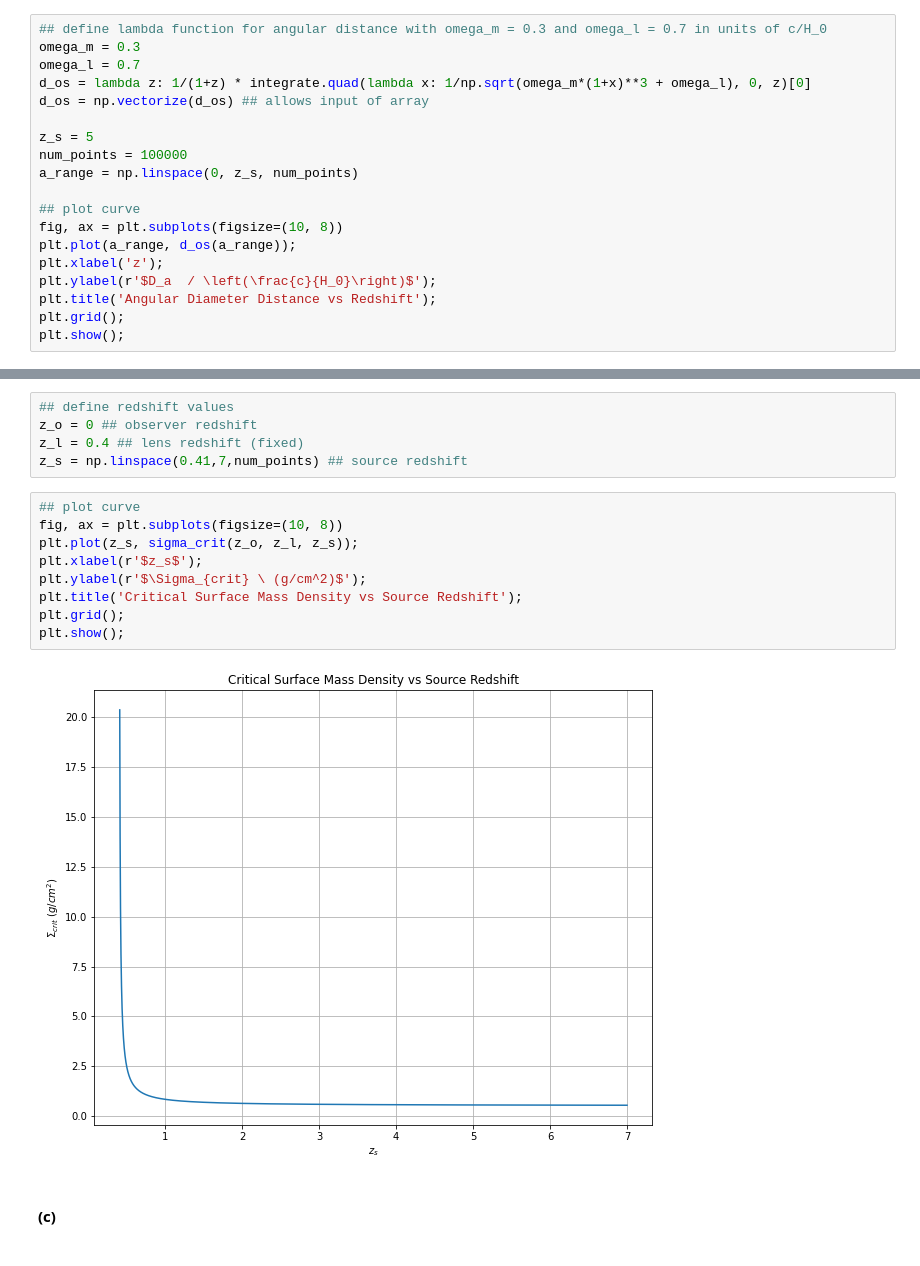
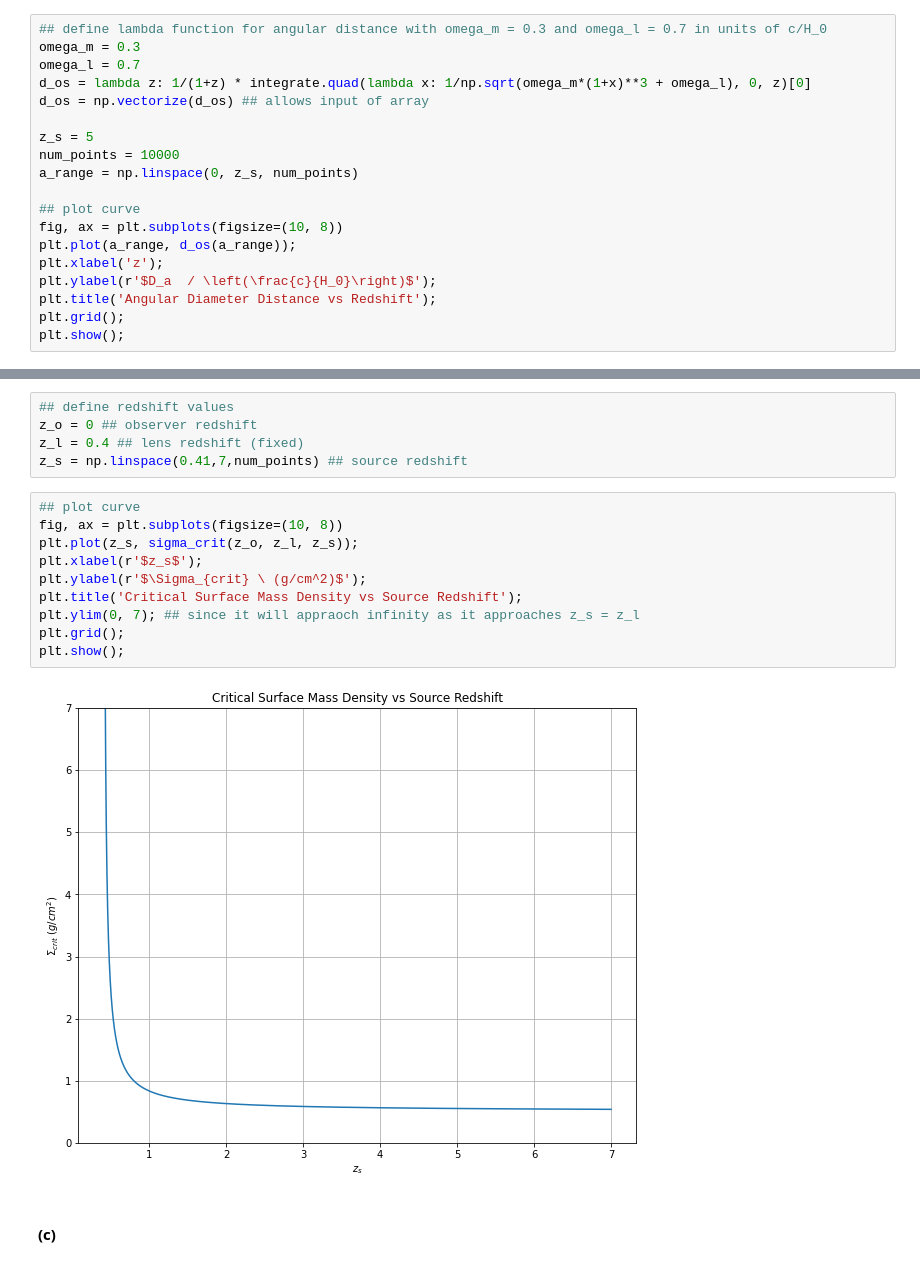
Before and after one commit to tylerbarna/AST8110, a Jupyter notebook: pset02/pset02.ipynb, the cells around one changed output, grey strips where cells are left out. Saved outputs shown, nothing was run; the diff lists cells and outputs as text.

```diff
--- a/pset02/pset02.ipynb
+++ b/pset02/pset02.ipynb
@@ -74,7 +74,7 @@ d_os = lambda z: 1/(1+z) * integrate.quad(lambda x: 1/np.sqrt(omega_m*(1+x)**3 +
 d_os = np.vectorize(d_os) ## allows input of array
 
 z_s = 5
-num_points = 100000
+num_points = 10000
 a_range = np.linspace(0, z_s, num_points)
 
 ## plot curve
@@ -116,14 +118,15 @@ z_s = np.linspace(0.41,7,num_points) ## source redshift
 # %%
 ## plot curve
 fig, ax = plt.subplots(figsize=(10, 8))
 plt.plot(z_s, sigma_crit(z_o, z_l, z_s));
 plt.xlabel(r'$z_s$');
 plt.ylabel(r'$\Sigma_{crit} \ (g/cm^2)$');
 plt.title('Critical Surface Mass Density vs Source Redshift');
+plt.ylim(0, 7); ## since it will appraoch infinity as it approaches z_s = z_l
 plt.grid();
 plt.show();
 # %% [output]
-[figure, old version]
+[figure, new version]
 # %% [markdown]
 #### (c)
 # %%
```
Also changed, not shown: parts of 4 cells of this notebook.
